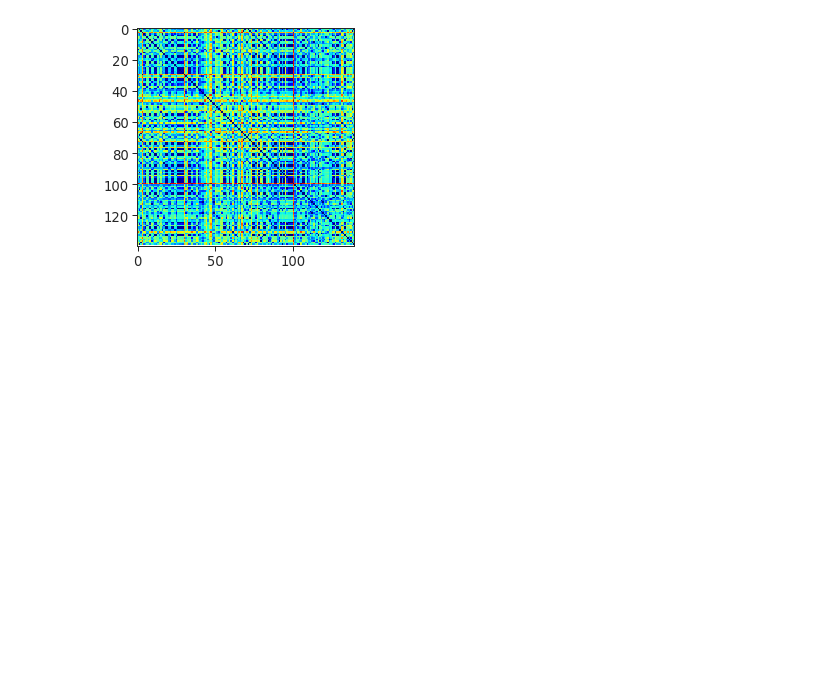
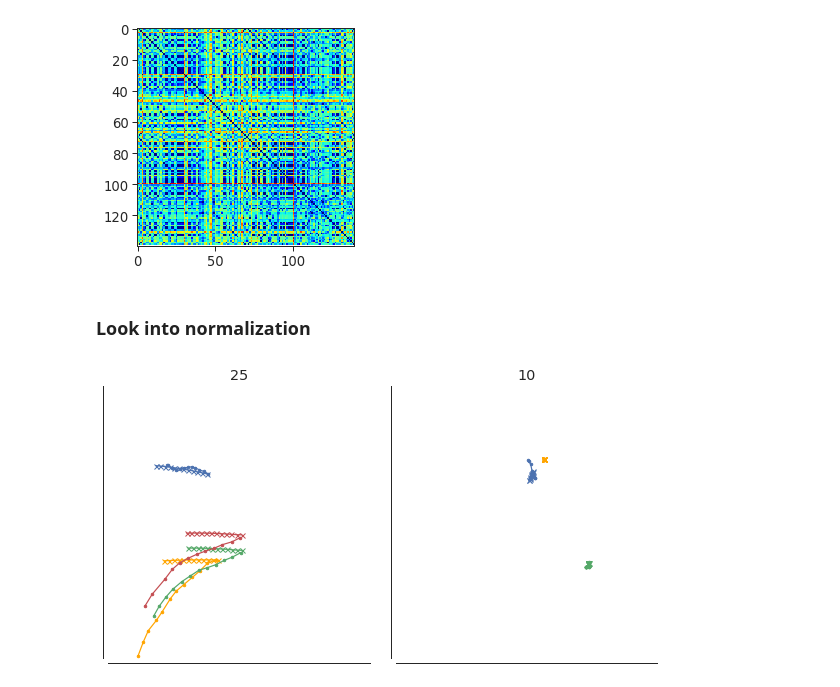
Before and after one commit to lappalainenj/mapsgan, a Jupyter notebook: examples/diversity_score.ipynb, the cells around one changed output. Drawn from its saved outputs; the diff is of its cells as text; code cells hidden in the pictures; blank space fills up the shorter version.

```diff
--- a/examples/diversity_score.ipynb
+++ b/examples/diversity_score.ipynb
@@ -184,3 +184,15 @@ plt.imshow(dm[0], cmap='jet')
 # %% [output]
 <matplotlib.image.AxesImage at 0x...>
 [figure]
+# %% [markdown]
+### Look into normalization
+# %%
+viz = Visualization()
+# %%
+solver.generator = models['Bicycle']['generator']
+solver.load_generator(model_path + models['Bicycle']['ckpt'])
+out = solver.test(trainloader)
+
+viz.trajectories(out, scenes=[25, 10], input_truth=False, ground_truth=True)
+# %% [output]
+[figure, added]
```
Also changed, not shown: parts of 7 cells of this notebook, 3 other files.
